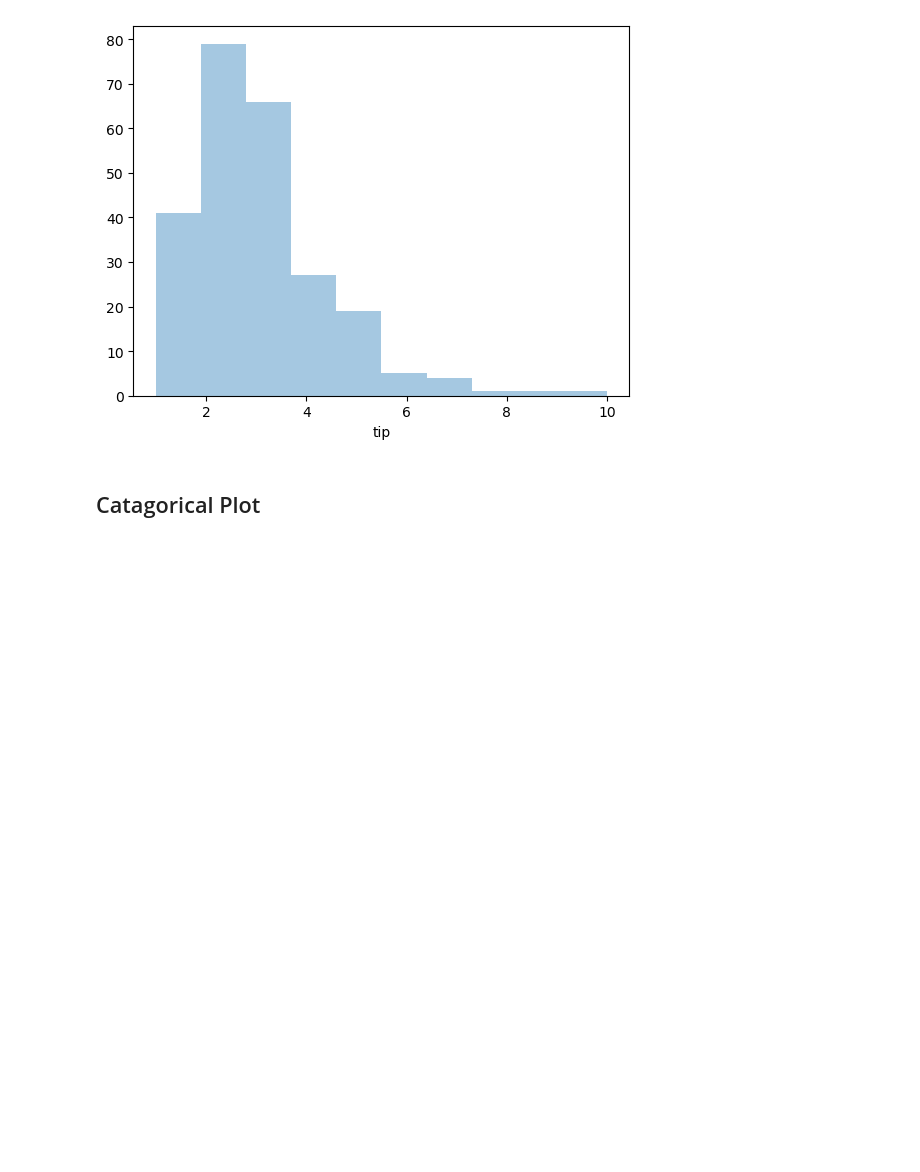
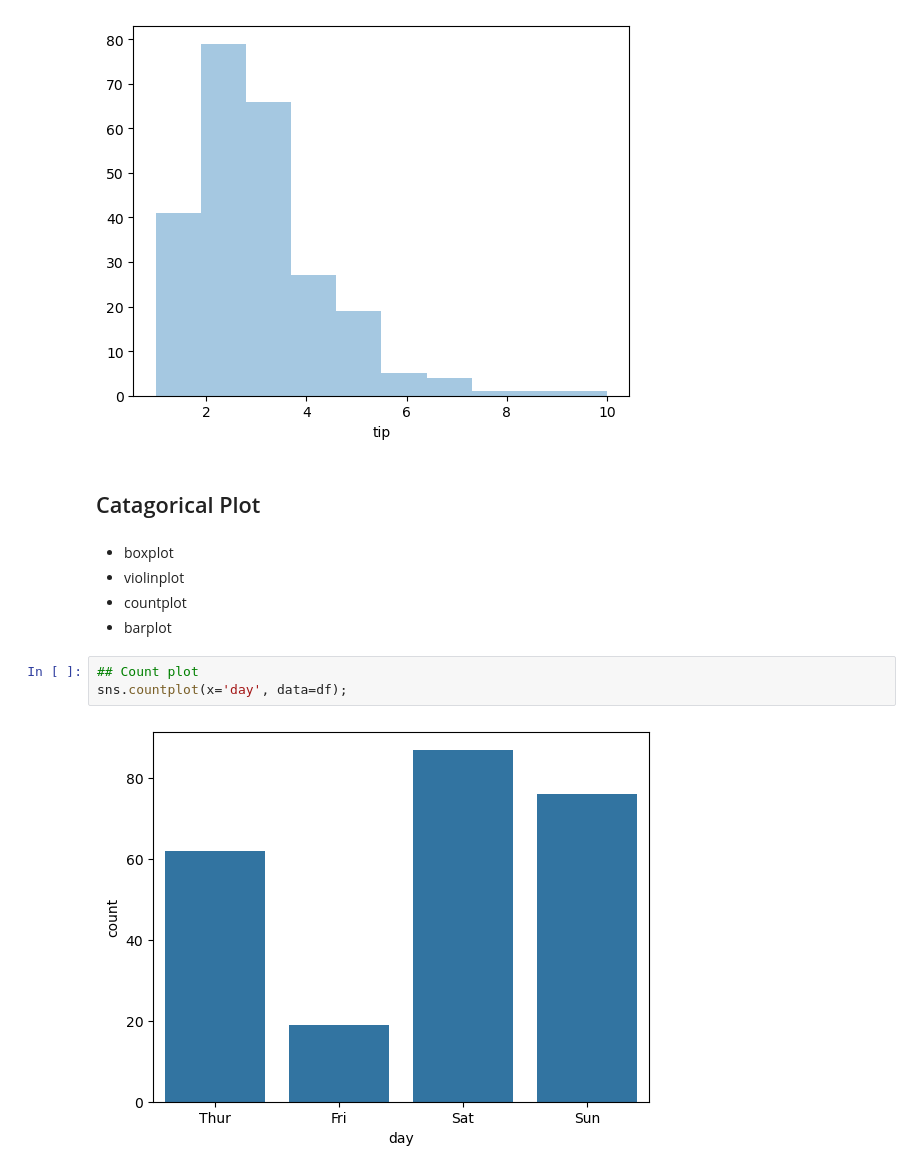
Before and after one commit to Gauravglitch/python-journey, a Jupyter notebook: 6.Seaborn_Tutorial_1.ipynb, the cells around one changed output. Drawn from its saved outputs; the diff is of its cells as text; blank space fills up the shorter version.

```diff
--- a/6.Seaborn_Tutorial_1.ipynb
+++ b/6.Seaborn_Tutorial_1.ipynb
@@ -119,3 +119,13 @@ https://gist.github.com/mwaskom/de44147ed2974457ad6372750bbe5751
 [figure]
 # %% [markdown]
 ## Catagorical Plot
+# %% [markdown]
+- boxplot
+- violinplot
+- countplot
+- barplot
+# %%
+## Count plot
+sns.countplot(x='day', data=df);
+# %% [output]
+[figure, added]
```
Also changed, not shown: parts of 3 cells of this notebook.
